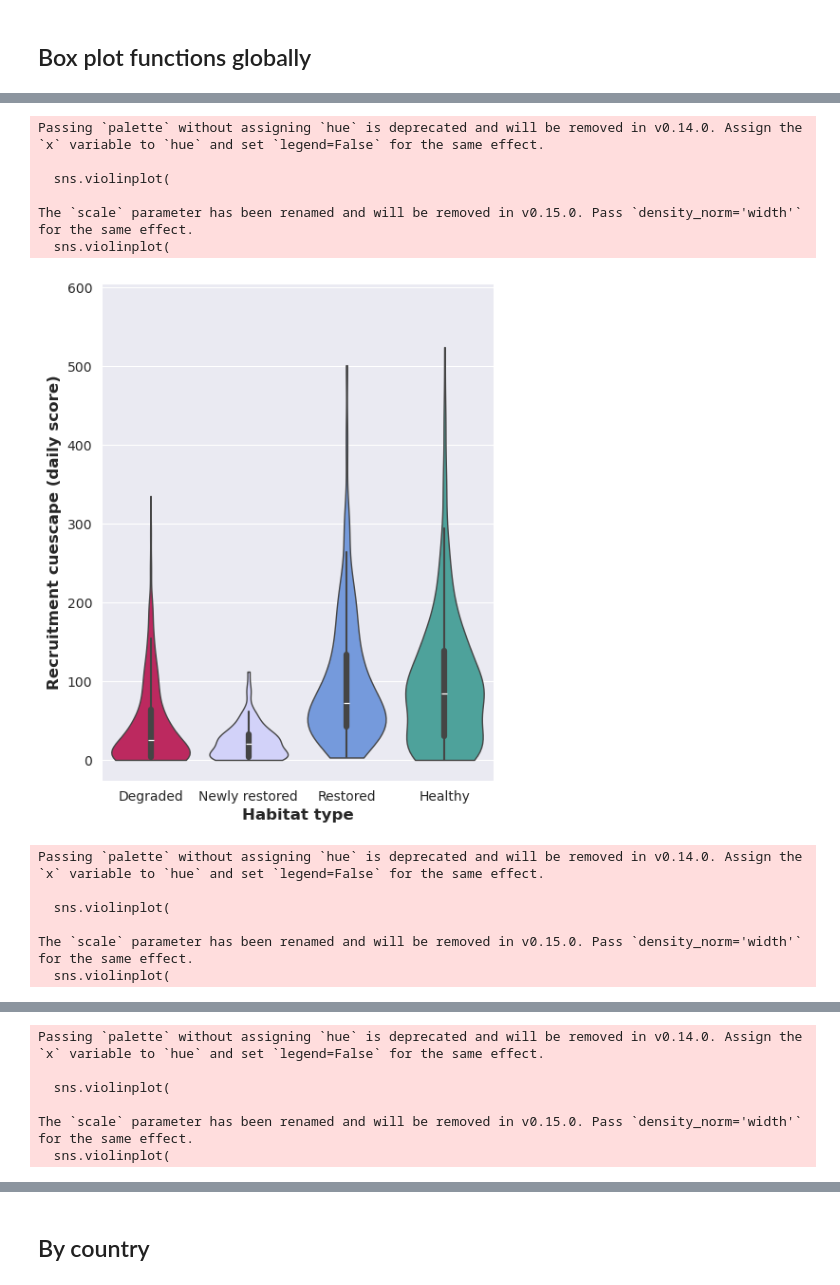
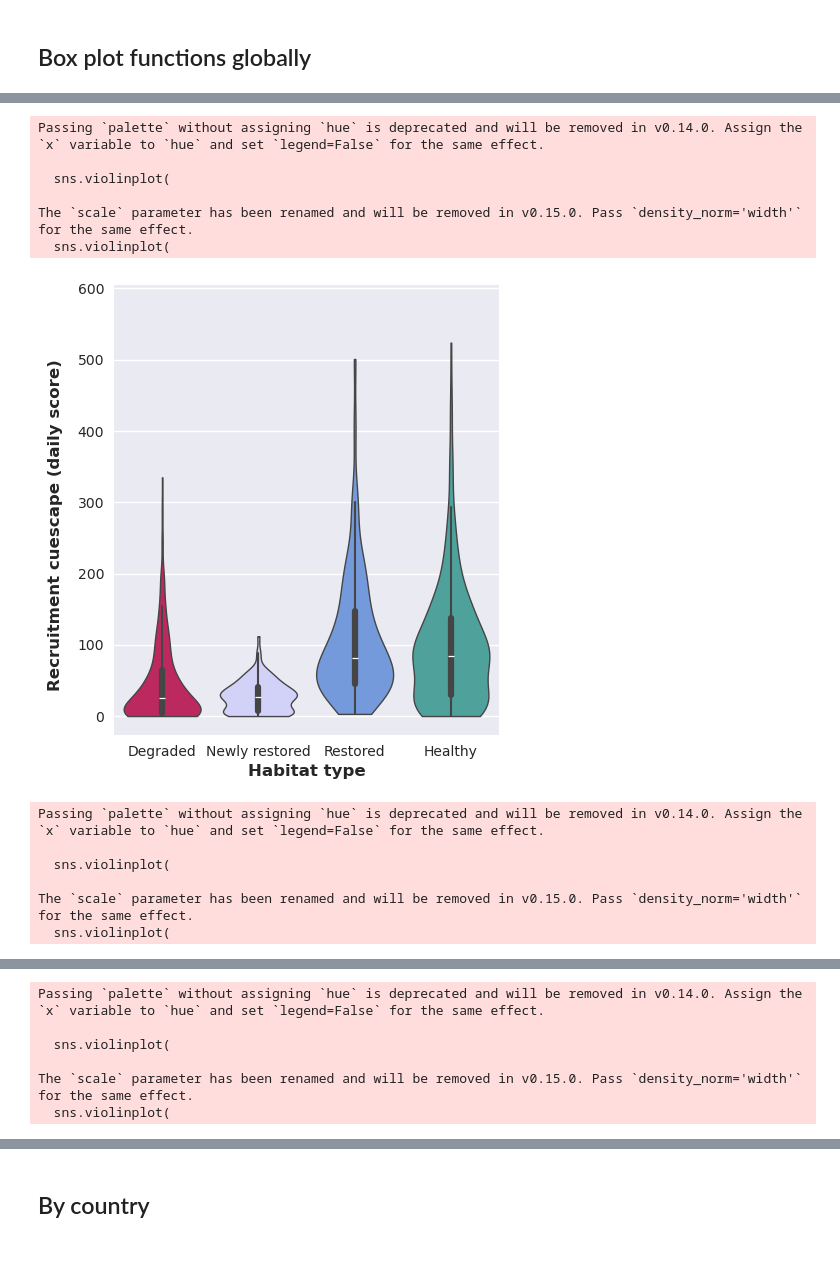
Before and after one commit to BenUCL/MARRS_global_acoustic_study, a Jupyter notebook: manuscript_docs/figures.ipynb, the cells around one changed output, grey strips where cells are left out. Drawn from its saved outputs; the diff is of its cells as text; code cells hidden in the pictures; blank space fills up the shorter version.

Commit message:
polishing violin plots width

```diff
--- a/manuscript_docs/figures.ipynb
+++ b/manuscript_docs/figures.ipynb
@@ -18,6 +18,7 @@ Get total audio length
 # List of countries
 countries = ["australia", "kenya", "maldives", "mexico", "indonesia"]
 
+data_dir_template = os.path.join(BASE_DIR, "marrs_acoustics/data/output_dir_{}/raw_file_list.csv")
 output_csv_path = os.path.join(BASE_DIR, "marrs_acoustics/data/results/extra_outputs/recording_times_table.csv")
 
 # Initialise totals
@@ -246,9 +247,9 @@ CSV_MAPPING = {
         "y-axis title": "Phonic richness (daily scores)"
     },
     "graze_count.csv": {
-        "title": "Grazing rate",
+        "title": "Parrot fish grazing rate",
         "exclude_outliers": 10,
-        "y-axis title": "Grazing rate (daily scores)"
+        "y-axis title": "Parrot fish grazing rate (daily scores)"
     },
     "snaps_count.csv": {
         "title": "Snapping shrimp",
@@ -356,41 +357,21 @@ import seaborn as sns
 import matplotlib.pyplot as plt
 import matplotlib.colors as mcolors
 
-# Get path to folder of csv files
 BASE_DIR = os.getenv("BASE_DIR")
 if not BASE_DIR:
   raise ValueError("BASE_DIR environment variable is not set.")
 csv_dir = os.path.join(BASE_DIR, "marrs_acoustics/data/results/functions")
 
-# Combine treatment order, label, and color in a single dict
-# The order here is the order in which they appear in the dict
 TREATMENT_INFO = {
-  "degraded": {
-      "label": "Degraded",
-      "color": "#D41159"
-  },
-  "newly_restored": {
-      "label": "Newly restored",
-      "color": "#CCCCFF"
-  },
-  "restored": {
-      "label": "Restored",
-      "color": "#6495ED"
-  },
-  "healthy": {
-      "label": "Healthy",
-      "color": "#40B0A6"
-  }
+  "degraded": {"label": "Degraded", "color": "#D41159"},
+  "newly_restored": {"label": "Newly restored", "color": "#CCCCFF"},
+  "restored": {"label": "Restored", "color": "#6495ED"},
+  "healthy": {"label": "Healthy", "color": "#40B0A6"}
 }
-
-# Extract a list (order) of treatment keys
 TREATMENT_ORDER = list(TREATMENT_INFO.keys())
-
-# Build separate dictionaries for labels & colours for Seaborn
 TREATMENT_LABELS = {k: v["label"] for k, v in TREATMENT_INFO.items()}
 TREATMENT_COLORS = {k: v["color"] for k, v in TREATMENT_INFO.items()}
 
-# CSVs mapping: filename -> config
 CSV_MAPPING = {
     "settlement_cuescape.csv": {
         "title": "Recruitment cuescape",
@@ -403,9 +384,9 @@ CSV_MAPPING = {
         "y-axis title": "Phonic richness (daily score)"
     },
     "graze_count.csv": {
-        "title": "Grazing rate",
+        "title": "Parrot fish grazing rate",
         "exclude_outliers": 10,
-        "y-axis title": "Grazing rate (daily count)"
+        "y-axis title": "Parrot fish grazing rate (daily count)"
     },
     "snaps_count.csv": {
         "title": "Snap rate",
@@ -422,7 +403,6 @@ def read_data(csv_path: str) -> pd.DataFrame:
                                    ordered=True)
   return df
 
-
 def plot_violin(
     df: pd.DataFrame,
     x_col: str,
@@ -434,75 +414,77 @@ def plot_violin(
     fig_height: float = 4,
     cut_val: float = 1.0
 ) -> plt.Figure:
-  """
-  Plot a violin plot of y_col by x_col, optionally excluding
-  the top-end outliers. 'cut_val' controls how far the violin
-  extends beyond the data (lower = less extension).
-  """
-  # Exclude top 'exclude_outliers' rows based on y_col
+  """Plot violin with a fixed grid area and a manually placed y-axis label."""
   if exclude_outliers > 0:
     df = df.drop(df.nlargest(exclude_outliers, y_col).index)
 
   sns.set_style("darkgrid")
-  fig, ax = plt.subplots(figsize=(fig_width, fig_height))
+
+  # Create figure and manually place Axes so the plotting area stays fixed
+  fig = plt.figure(figsize=(fig_width, fig_height))
+  ax = fig.add_axes([0.2, 0.15, 0.7, 0.75])  # [left, bottom, width, height]
 
   sns.violinplot(
       data=df,
       x=x_col,
       y=y_col,
       order=TREATMENT_ORDER,
-      palette=TREATMENT_COLORS,  # Use the unified palette
+      palette=TREATMENT_COLORS,
       ax=ax,
       cut=cut_val,
       inner="box",
-      linewidth=1,   # Thicker outlines
-      width=0.8,     # Wider violins
+      linewidth=1,
+      width=0.8,
       scale="width"
   )
 
-  # Extend y-axis limits
-  y_min, y_max = ax.get_ylim()  # Get current y-axis limits
-  ax.set_ylim(y_min, y_max * 1.1)  # Extend upper limit by 10%
+  # Extend y-axis a bit
+  y_min, y_max = ax.get_ylim()
+  ax.set_ylim(y_min, y_max * 1.1)
 
-  # Label x-axis ticks using our unified labels
+  # Set up x-axis
   ax.set_xticklabels([TREATMENT_LABELS[t] for t in TREATMENT_ORDER])
   ax.set_xlabel("Habitat type", fontweight="bold", fontsize=12)
-  ax.set_ylabel(y_axis_label, fontweight="bold", fontsize=12)
-  #ax.set_title(plot_title, fontweight="bold", fontsize=10)
+
+  # Remove default y-axis label to avoid collisions
+  ax.set_ylabel("")
+  # Manually set where to place the y-axis title using the first param here
+  fig.text(0.08, 0.5, y_axis_label, va="center",
+           rotation="vertical", fontweight="bold", fontsize=12)
+
+  # Optionally set a title if needed
+  # fig.suptitle(plot_title, fontweight="bold", fontsize=10)
+
   ax.legend([], [], frameon=False)
-
-  plt.tight_layout()
   return fig
 
-# Loop through each CSV, read data, then plot
 for csv_file, info in CSV_MAPPING.items():
   csv_path = os.path.join(csv_dir, csv_file)
   data_df = read_data(csv_path)
 
-  # Special case for graze_count.csv: exclude 'kenya'
   if csv_file == "graze_count.csv":
     data_df = data_df[data_df["country"].str.lower() != "kenya"]
 
   fig = plot_violin(
       df=data_df,
       x_col="treatment",
       y_col="count",
       plot_title=info["title"],
       y_axis_label=info["y-axis title"],
       exclude_outliers=info["exclude_outliers"],
-      fig_width=5,
+      fig_width=5.5,
       fig_height=6,
       cut_val=0
   )
   plt.show()
 # %% [output]
 Passing `palette` without assigning `hue` is deprecated and will be removed in v0.14.0. Assign the `x` variable to `hue` and set `legend=False` for the same effect.
 
   sns.violinplot(
 
 The `scale` parameter has been renamed and will be removed in v0.15.0. Pass `density_norm='width'` for the same effect.
   sns.violinplot(
-[figure, old version]
+[figure, new version]
 Passing `palette` without assigning `hue` is deprecated and will be removed in v0.14.0. Assign the `x` variable to `hue` and set `legend=False` for the same effect.
 
   sns.violinplot(
```
Also changed, not shown: parts of 4 cells of this notebook.
